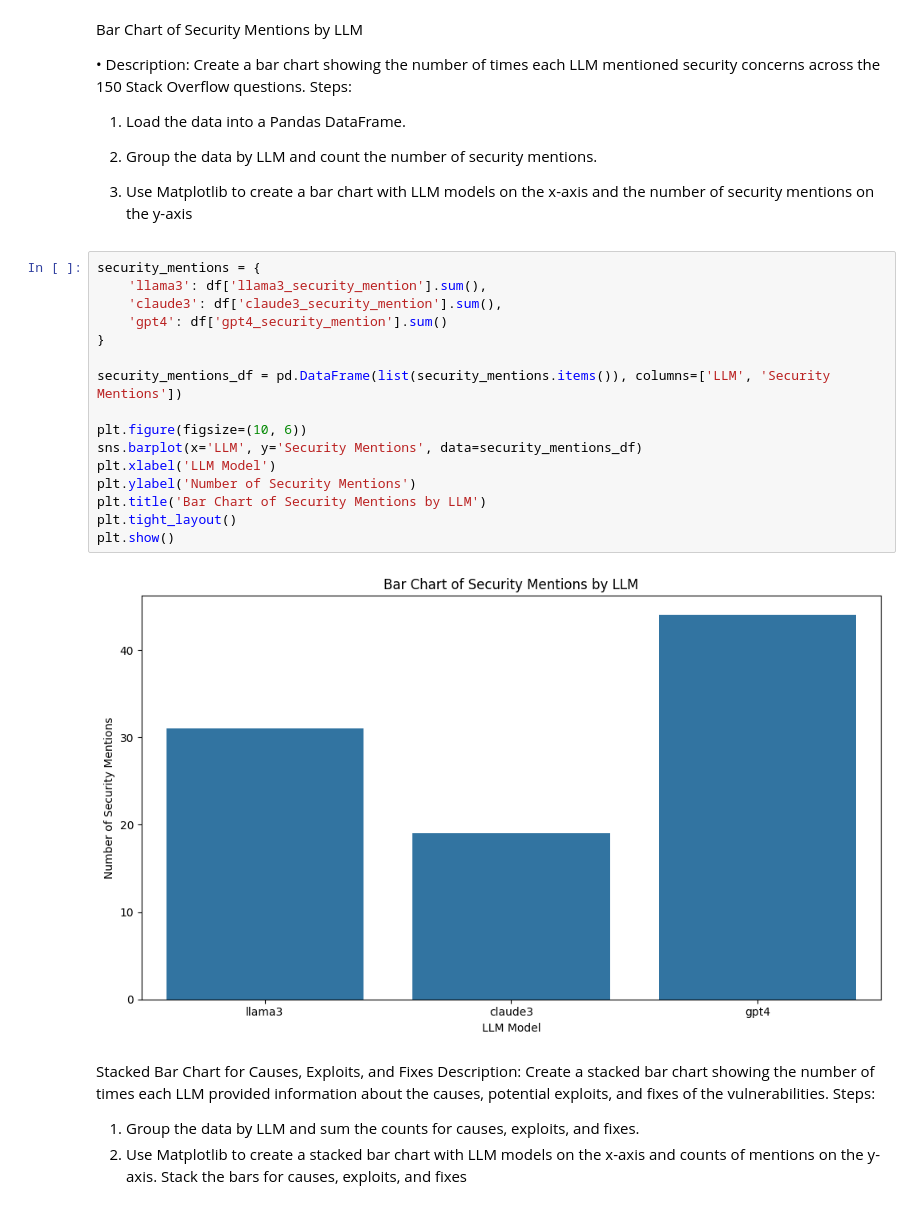
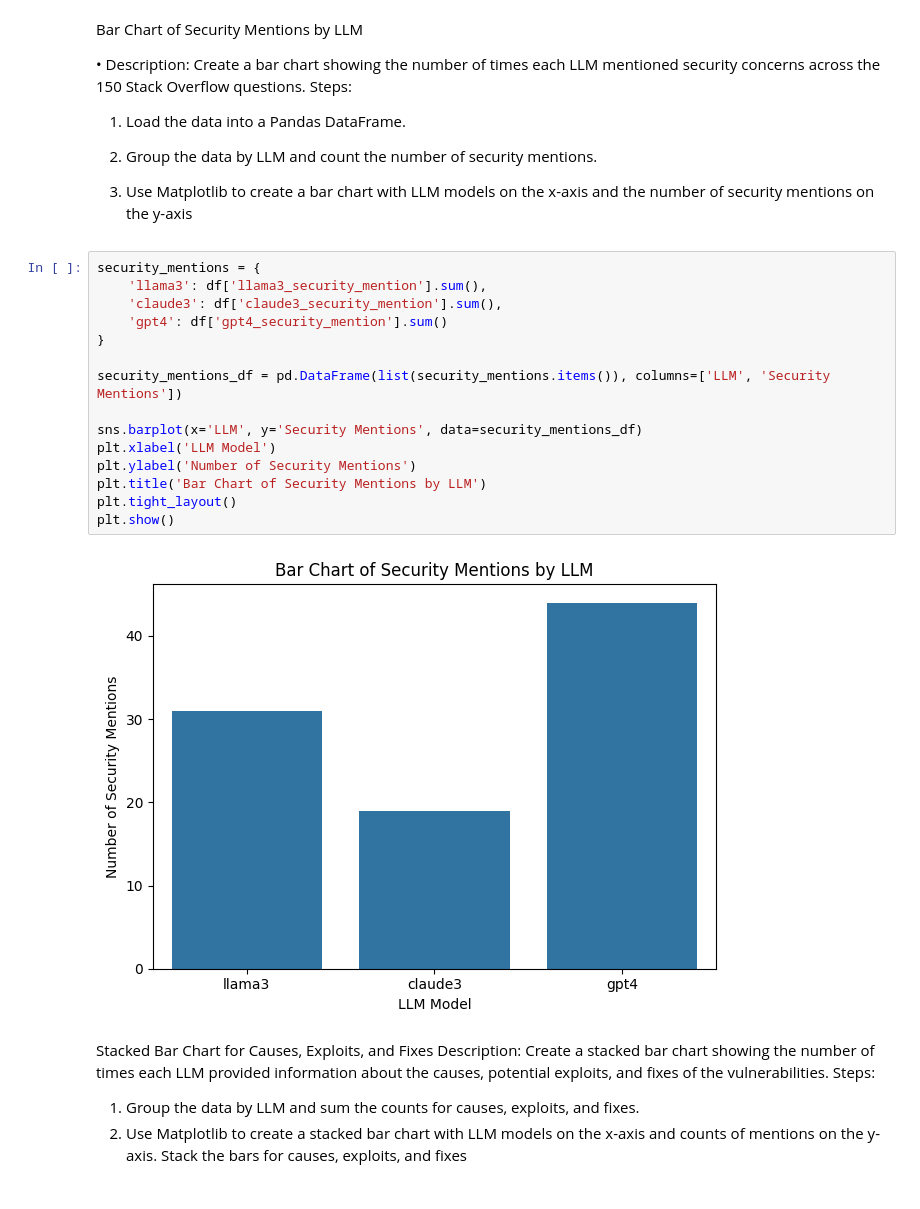
Before and after one commit to BinhL3/visualizations_rq2_analysis, a Jupyter notebook: visualizations.ipynb, the cells around one changed output. Cells and saved outputs as stored; diff of their text form.

Commit message:
graphs

```diff
--- a/visualizations.ipynb
+++ b/visualizations.ipynb
@@ -18,21 +18,20 @@ security concerns across the 150 Stack Overflow questions. Steps:
 # %%
 security_mentions = {
     'llama3': df['llama3_security_mention'].sum(),
     'claude3': df['claude3_security_mention'].sum(),
     'gpt4': df['gpt4_security_mention'].sum()
 }
 
 security_mentions_df = pd.DataFrame(list(security_mentions.items()), columns=['LLM', 'Security Mentions'])
 
-plt.figure(figsize=(10, 6))
 sns.barplot(x='LLM', y='Security Mentions', data=security_mentions_df)
 plt.xlabel('LLM Model')
 plt.ylabel('Number of Security Mentions')
 plt.title('Bar Chart of Security Mentions by LLM')
 plt.tight_layout()
 plt.show()
 # %% [output]
-[figure, old version]
+[figure, new version]
 # %% [markdown]
 Stacked Bar Chart for Causes, Exploits, and Fixes
 Description: Create a stacked bar chart showing the number of times each LLM provided information about the causes, potential exploits, and fixes of the vulnerabilities. Steps:
```
Also changed, not shown: parts of 9 cells of this notebook, 1 other file.
